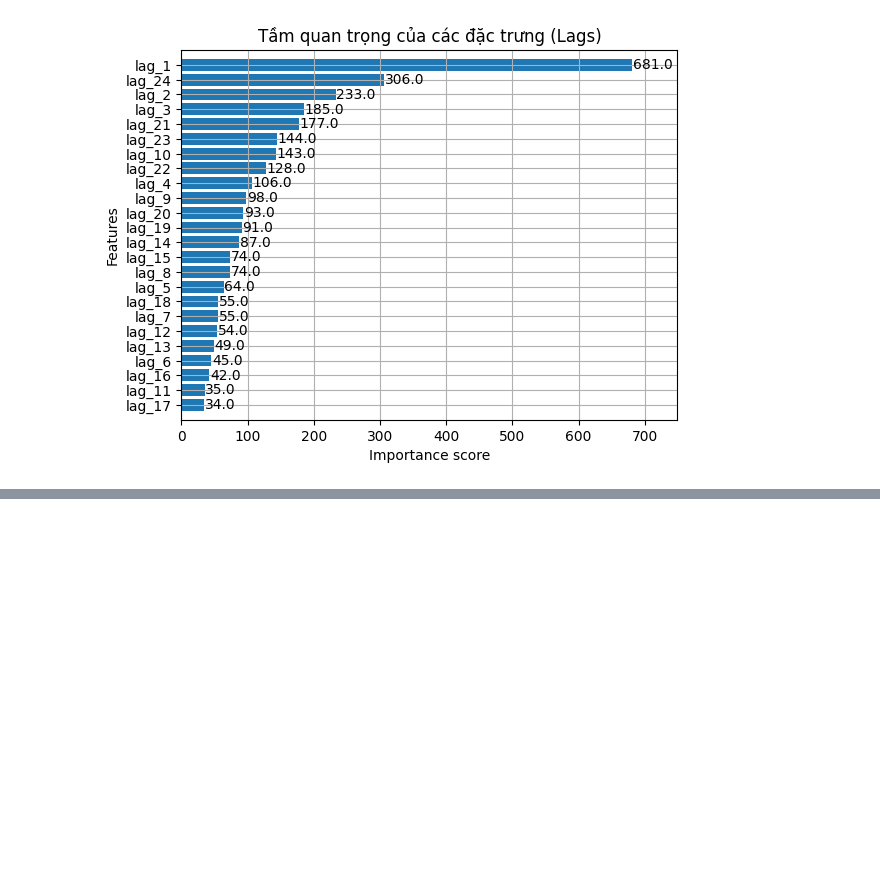
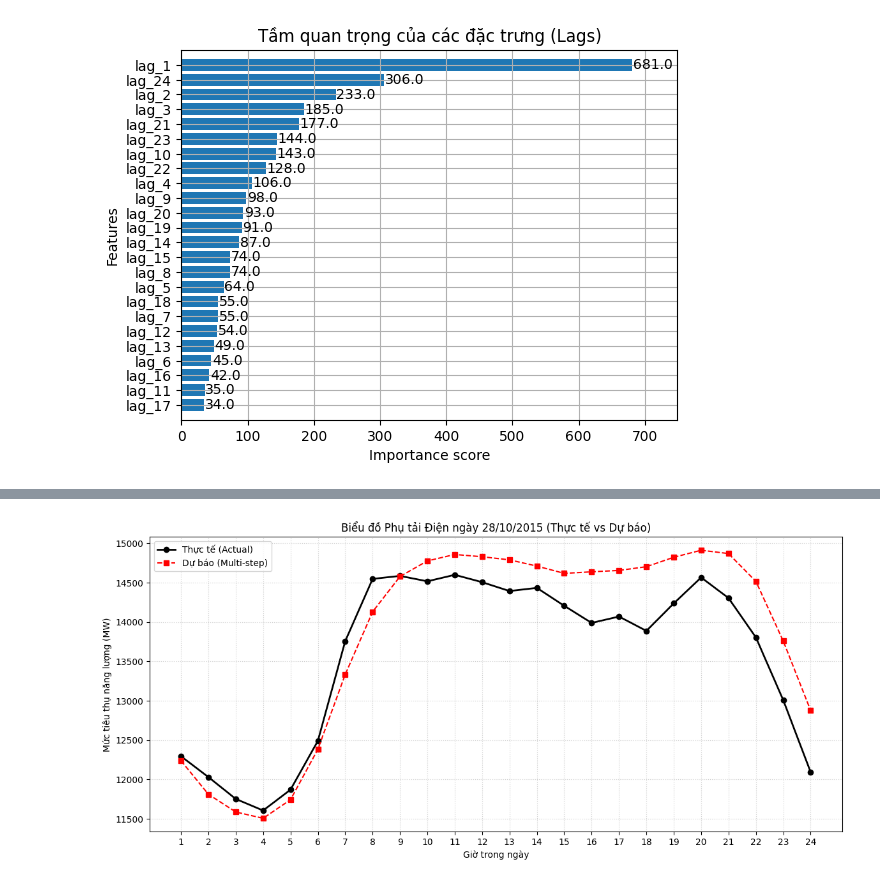
Before and after one commit to 208dongpha/Time-Series, a Jupyter notebook: practice/practice3/test.ipynb, the cells around one changed output, grey strips where cells are left out. Saved outputs shown, nothing was run; the diff lists cells and outputs as text; code cells hidden in the pictures; blank space fills up the shorter version.

```diff
--- a/practice/practice3/test.ipynb
+++ b/practice/practice3/test.ipynb
@@ -172,0 +429,15 @@ plt.show()
+# %%
+plt.figure(figsize=(14, 6))
+plt.plot(range(1, 25), actual_24h, label='Thực tế (Actual)', marker='o', color='black', linewidth=2)
+plt.plot(range(1, 25), future_24h, label='Dự báo (Multi-step)', marker='s', color='red', linestyle='--')
+
+# Làm đẹp trục X để hiện từ 1h đến 24h
+plt.xticks(range(1, 25))
+plt.title(f"Biểu đồ Phụ tải Điện ngày {start_time.strftime('%d/%m/%Y')} (Thực tế vs Dự báo)")
+plt.xlabel('Giờ trong ngày')
+plt.ylabel('Mức tiêu thụ năng lượng (MW)')
+plt.legend()
+plt.grid(True, linestyle=':', alpha=0.6)
+plt.show()
+# %% [output]
+[figure, added]
```
Also changed, not shown: parts of 18 cells of this notebook, 1 other file.
